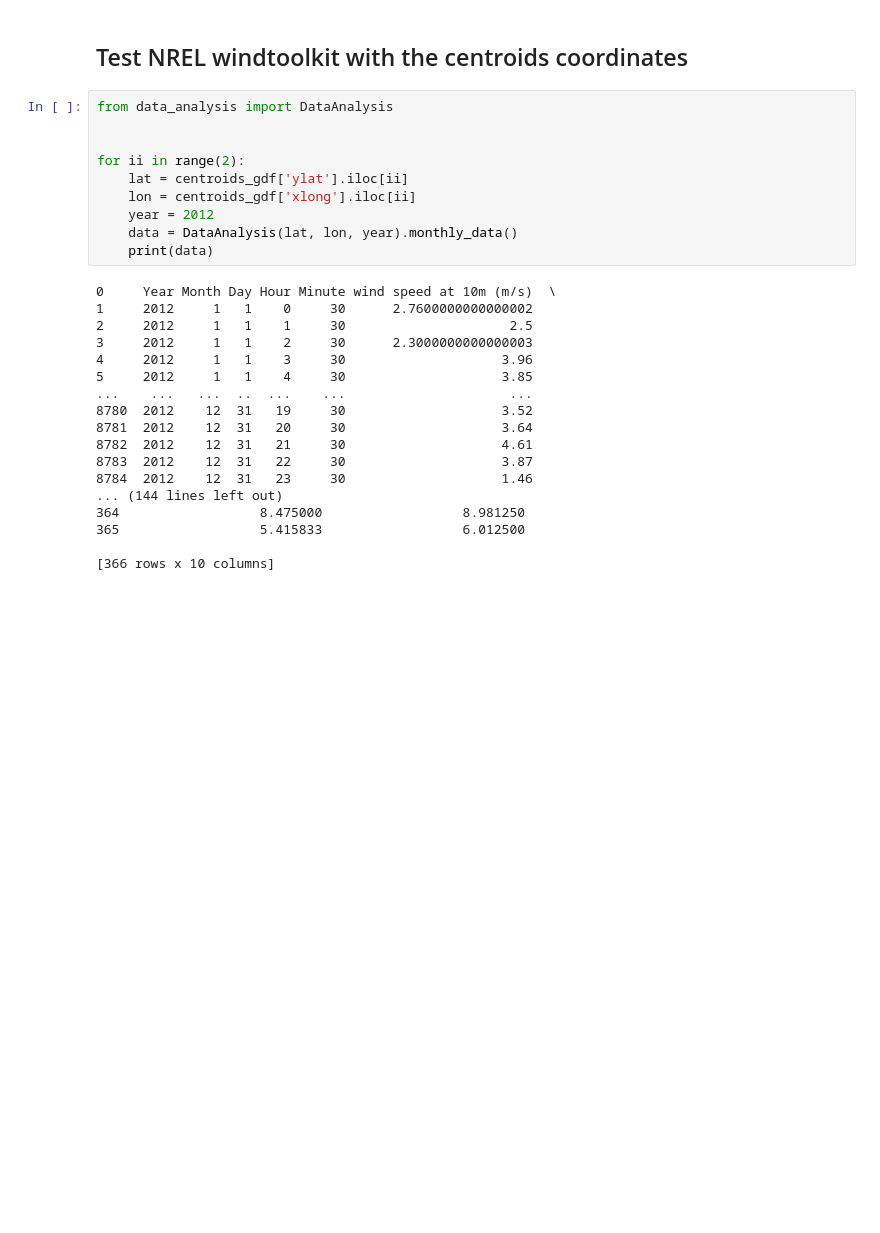
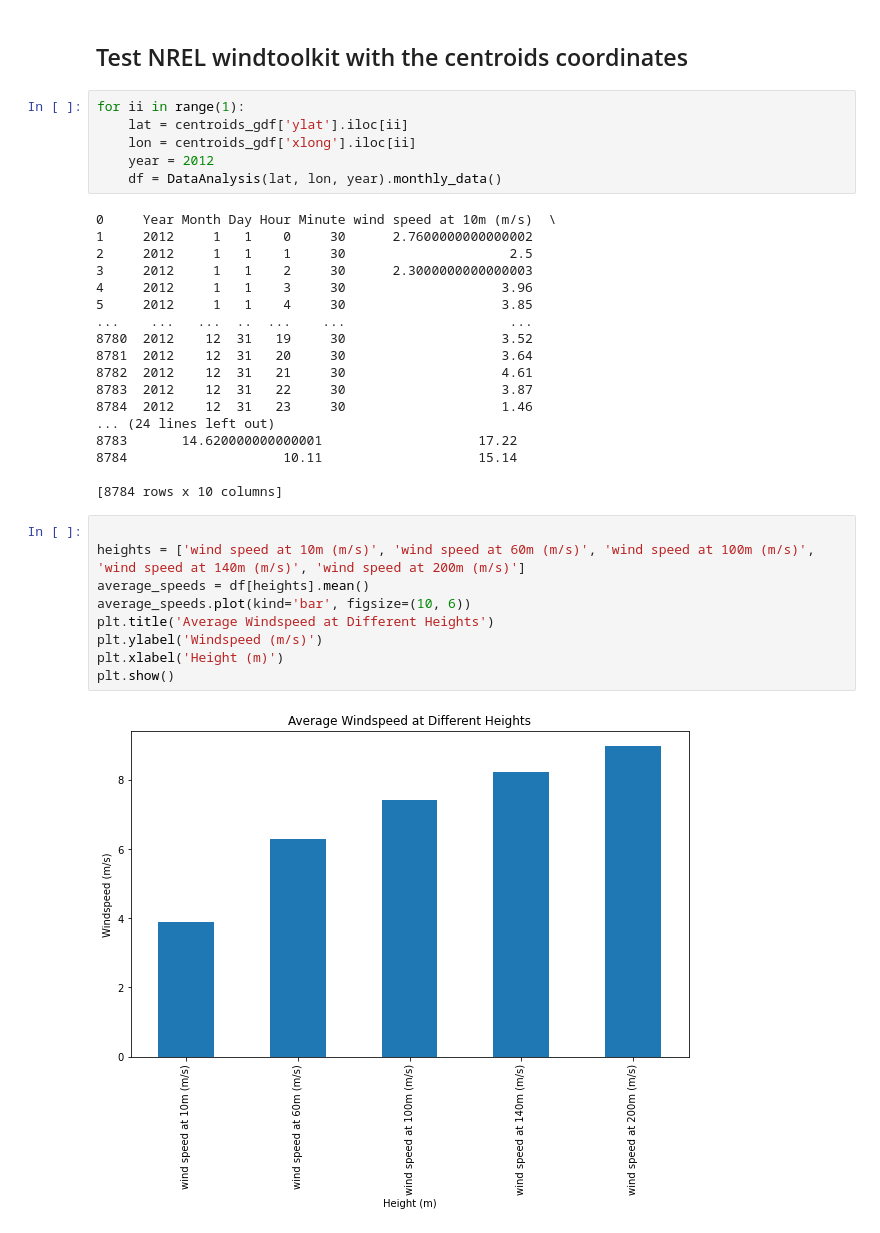
Before and after one commit to bastian6666/NREL_TT, a Jupyter notebook: Data_Analysis/src/wind_analysis.ipynb, the cells around one changed output. Cells and saved outputs as stored; diff of their text form; blank space fills up the shorter version.

Commit message:
Wind speed analysis improvements and new plots in streamlit app.

```diff
--- a/Data_Analysis/src/wind_analysis.ipynb
+++ b/Data_Analysis/src/wind_analysis.ipynb
@@ -161,15 +164,11 @@ clusters_gdf.to_csv("clusters.csv", index=False)
 # %% [markdown]
 ## Test NREL windtoolkit with the centroids coordinates
 # %%
-from data_analysis import DataAnalysis
-
-
-for ii in range(2):
+for ii in range(1):
     lat = centroids_gdf['ylat'].iloc[ii]
     lon = centroids_gdf['xlong'].iloc[ii]
     year = 2012
-    data = DataAnalysis(lat, lon, year).monthly_data()
-    print(data)
+    df = DataAnalysis(lat, lon, year).monthly_data()
 # %% [output]
 0     Year Month Day Hour Minute wind speed at 10m (m/s)  \
 1     2012     1   1    0     30      2.7600000000000002
@@ -183,8 +182,19 @@ for ii in range(2):
 8782  2012    12  31   21     30                    4.61
 8783  2012    12  31   22     30                    3.87
 8784  2012    12  31   23     30                    1.46
-... (144 lines left out)
-364                  8.475000                  8.981250
-365                  5.415833                  6.012500
+... (24 lines left out)
+8783       14.620000000000001                    17.22
+8784                    10.11                    15.14
 
-[366 rows x 10 columns]
+[8784 rows x 10 columns]
+# %%
+
+heights = ['wind speed at 10m (m/s)', 'wind speed at 60m (m/s)', 'wind speed at 100m (m/s)', 'wind speed at 140m (m/s)', 'wind speed at 200m (m/s)']
+average_speeds = df[heights].mean()
+average_speeds.plot(kind='bar', figsize=(10, 6))
+plt.title('Average Windspeed at Different Heights')
+plt.ylabel('Windspeed (m/s)')
+plt.xlabel('Height (m)')
+plt.show()
+# %% [output]
+[figure, added]
```
Also changed, not shown: parts of 6 cells of this notebook, 3 other files.
